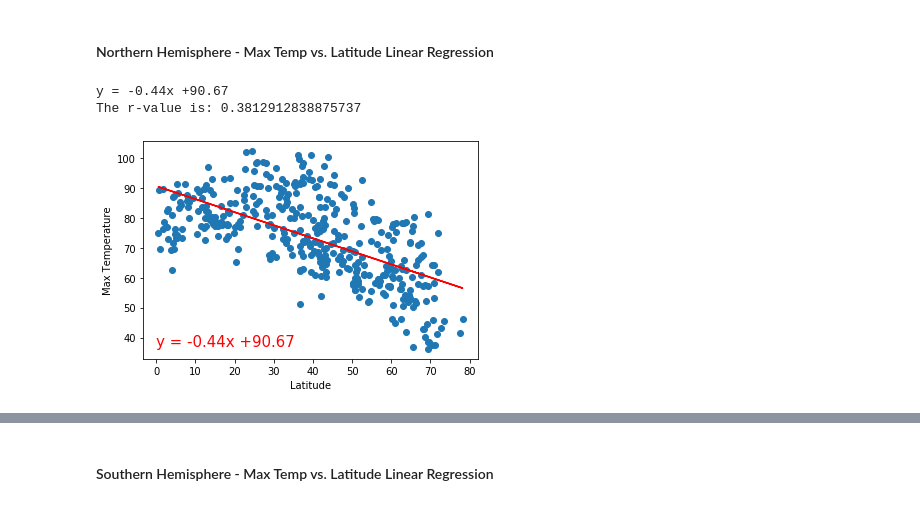
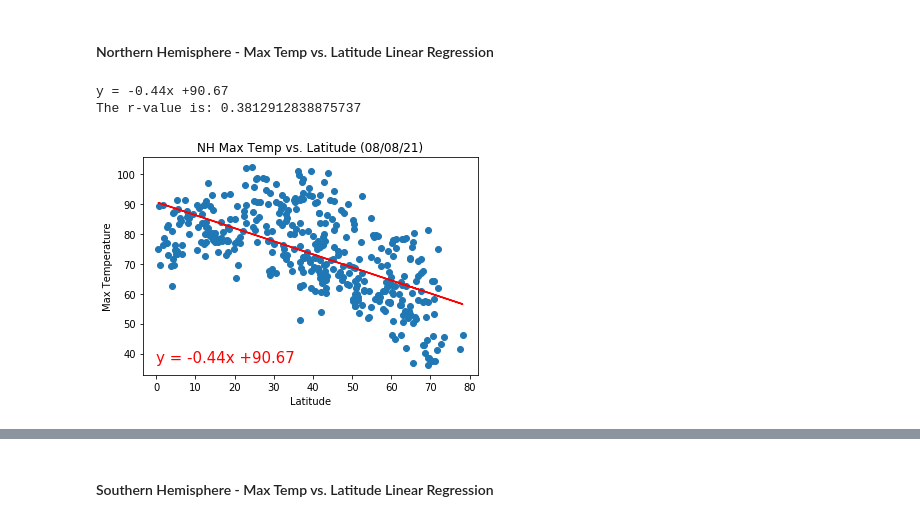
Before and after one commit to ceci-chapa/python-api-challenge, a Jupyter notebook: WeatherPy/WeatherPy.ipynb, the cells around one changed output, grey strips where cells are left out. Cells and saved outputs as stored; diff of their text form; code cells hidden in the pictures.

```diff
--- a/WeatherPy/WeatherPy.ipynb
+++ b/WeatherPy/WeatherPy.ipynb
@@ -284,29 +294,33 @@ south_hem = clean_city_data[(clean_city_data["Lat"] < 0)]
 # %%
 # Perform a linear regression on temperature vs. latitude
 (slope, intercept, rvalue, pvalue, stderr) = stats.linregress(north_hem["Lat"], north_hem["Max Temp"])
 
 # Get regression values
 regress_values = north_hem["Lat"] * slope + intercept
 #print(regress_values)
 
 line_eq = "y = " + str(round(slope,2)) + "x +" + str(round(intercept,2))
 print(line_eq)
 
 #Create Plot
 plt.scatter(north_hem["Lat"], north_hem["Max Temp"], marker="o")
 plt.plot(north_hem["Lat"],regress_values,"r-")
 
 # Label plot and annotate the line equation
 plt.xlabel('Latitude')
 plt.ylabel('Max Temperature')
 plt.annotate(line_eq,(0,37),fontsize=15,color="red")
-
+plt.title("NH Max Temp vs. Latitude (08/08/21)")
 # Print r value
 print(f"The r-value is: {rvalue**2}")
 
+# Save the figure
+#plt.savefig("../images/nh_temp_vs_lat.png")
+
+
 # Show plot
 plt.show()
 # %% [output]
 y = -0.44x +90.67
 The r-value is: 0.3812912838875737
-[figure, old version]
+[figure, new version]
```
Also changed, not shown: parts of 24 cells of this notebook, 1 other file.
